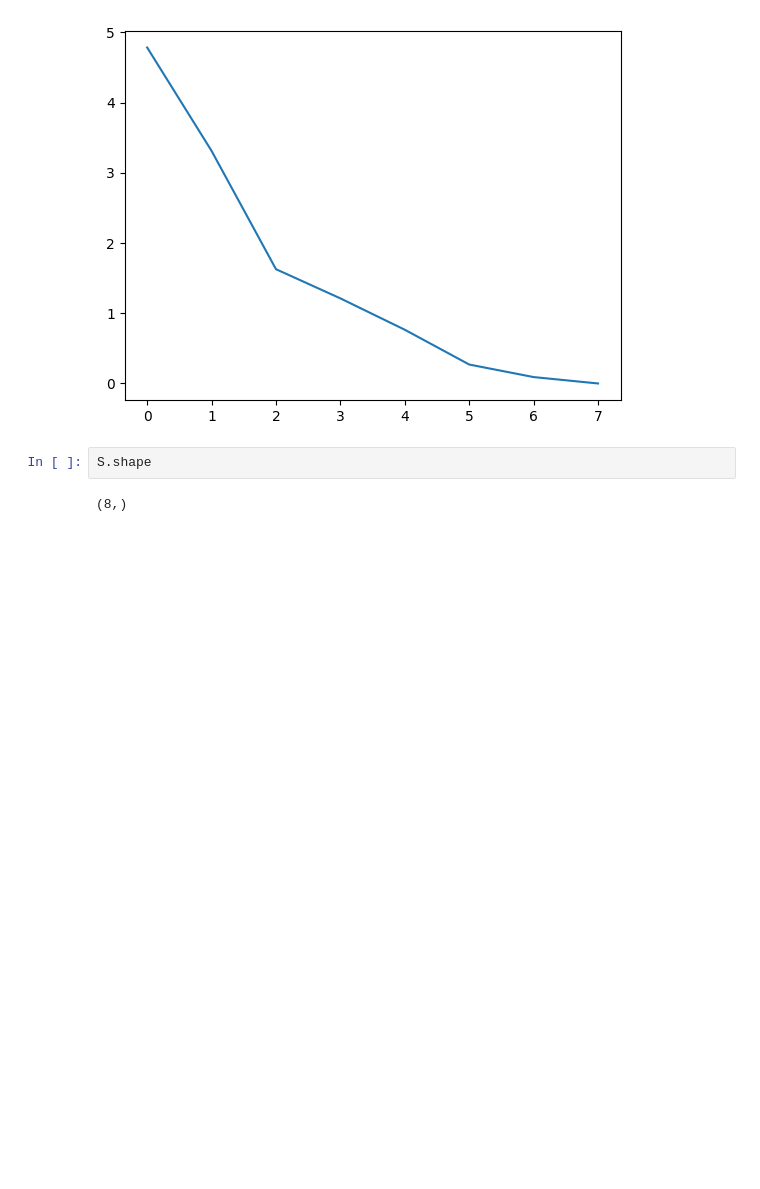
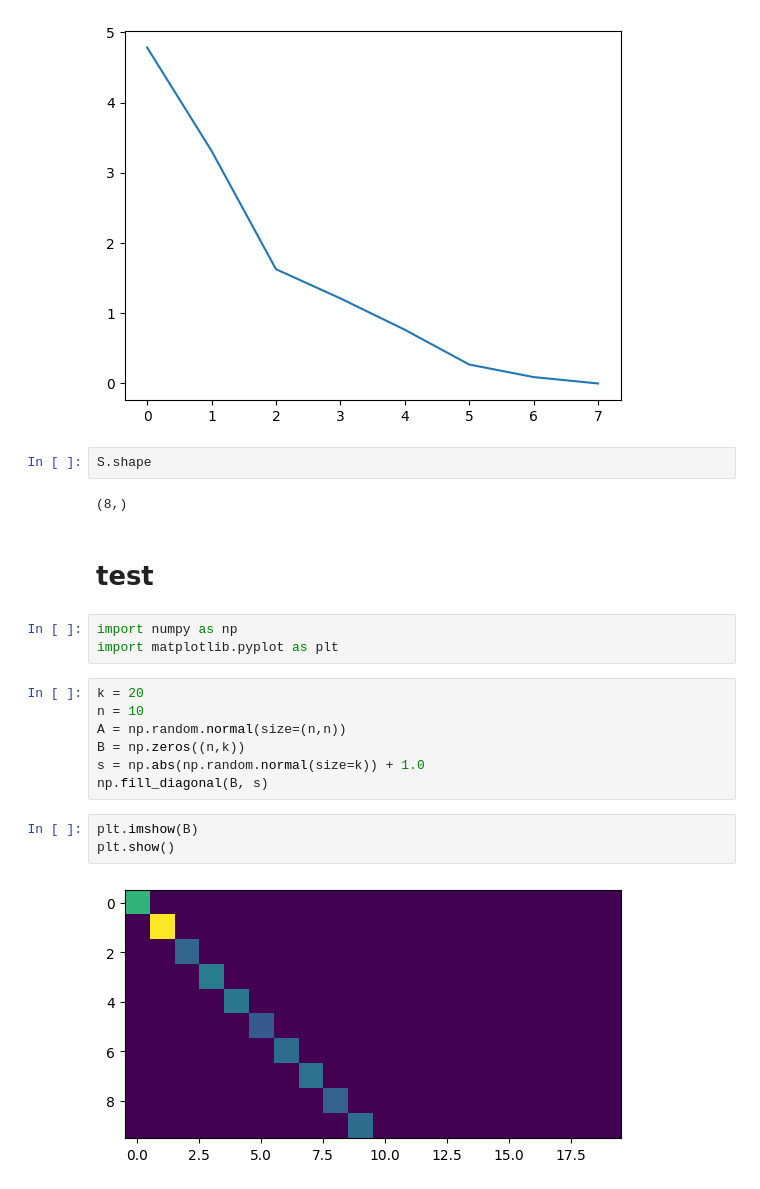
Before and after one commit to jlindbloom/jlinops, a Jupyter notebook: docs/source/notebooks/gsvd_from_svd.ipynb, the cells around one changed output. Saved outputs shown, nothing was run; the diff lists cells and outputs as text; blank space fills up the shorter version.

```diff
--- a/docs/source/notebooks/gsvd_from_svd.ipynb
+++ b/docs/source/notebooks/gsvd_from_svd.ipynb
@@ -290,3 +289,20 @@ plt.plot(S)
 S.shape
 # %% [output]
 (8,)
+# %% [markdown]
+# test
+# %%
+import numpy as np
+import matplotlib.pyplot as plt
+# %%
+k = 20
+n = 10
+A = np.random.normal(size=(n,n))
+B = np.zeros((n,k))
+s = np.abs(np.random.normal(size=k)) + 1.0
+np.fill_diagonal(B, s)
+# %%
+plt.imshow(B)
+plt.show()
+# %% [output]
+[figure, added]
```
Also changed, not shown: parts of 11 cells of this notebook, 2 other files.
